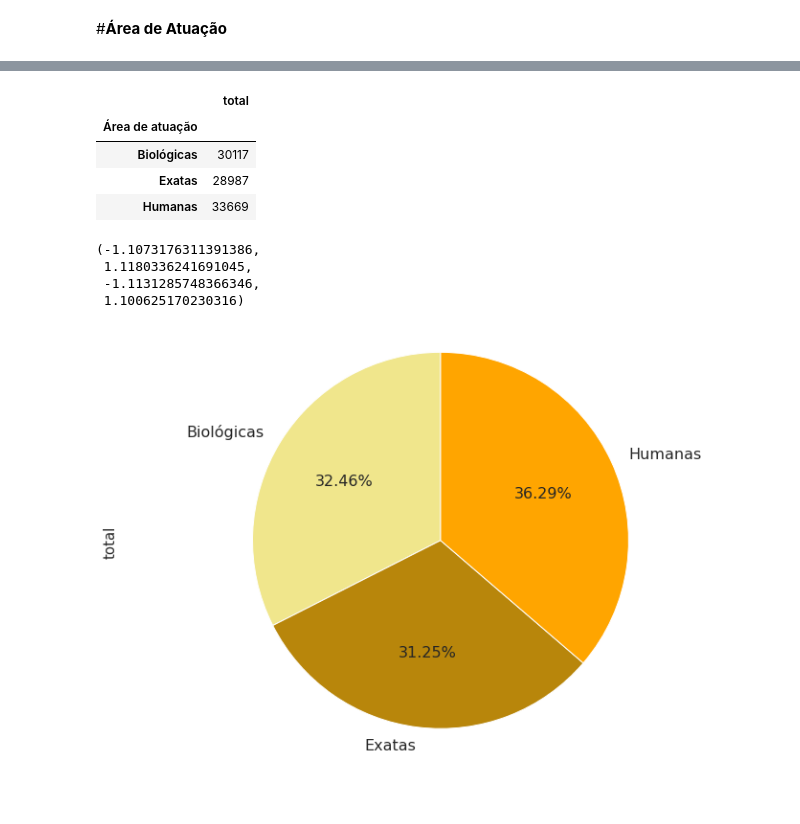
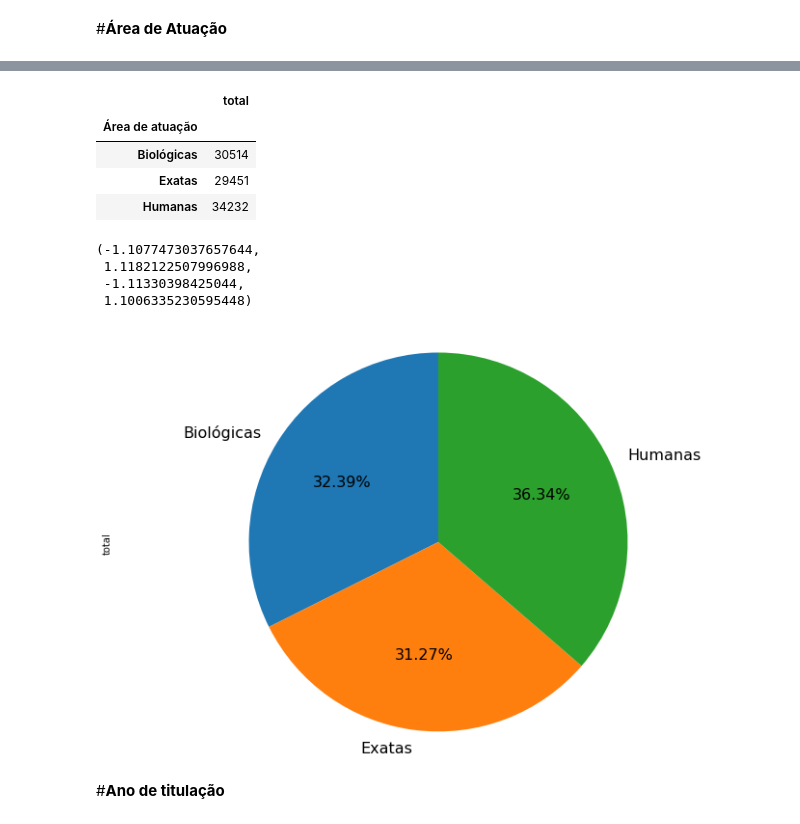
Before and after one commit to gustavo-ifusp/alumni_usp, a Jupyter notebook: alumni_evolucao_cadastros_notebook_2021.ipynb, the cells around one changed output, grey strips where cells are left out. Saved outputs shown, nothing was run; the diff lists cells and outputs as text; code cells hidden in the pictures; blank space fills up the shorter version.

```diff
--- a/alumni_evolucao_cadastros_notebook_2021.ipynb
+++ b/alumni_evolucao_cadastros_notebook_2021.ipynb
@@ -220,6 +217,6 @@ plt.axis('equal')  # Para deixar o gráfico redondo
 # %% [markdown]
 #**Perfil de atuação dos cadastrados.**
 # %%
-data = pd.read_excel("perfil.xlsx")
+data = pd.read_excel("Perfil de atuação - cadastrados.xlsx")
 data
 # %% [output]
@@ -384,18 +381,20 @@ data2
 # %% [output]
 |  | total |
 | Área de atuação |  |
-| Biológicas | 30117 |
-| Exatas | 28987 |
-| Humanas | 33669 |
+| Biológicas | 30514 |
+| Exatas | 29451 |
+| Humanas | 34232 |
 # %%
 fig = plt.figure(figsize=(12, 8))
-data2.total.plot(kind='pie', autopct='%.2f%%', startangle=90,textprops={'fontsize': 16}, colors=['khaki', 'darkgoldenrod','orange'])
+data2.total.plot(kind='pie', autopct='%.2f%%', startangle=90,textprops={'fontsize': 16})
 plt.axis('equal')  # Para deixar o gráfico redondo
 # %% [output]
-(-1.1073176311391386,
- 1.1180336241691045,
- -1.1131285748366346,
- 1.100625170230316)
+(-1.1077473037657644,
+ 1.1182122507996988,
+ -1.11330398425044,
+ 1.1006335230595448)
-[figure, old version]
+[figure, new version]
 # %%
 link = "https://datastudio.google.com/s/ufY8gOACHTo" # tentar abrir dataframe atraves do link
+# %% [markdown]
+#**Ano de titulação**
```
Also changed, not shown: parts of 15 cells of this notebook.
